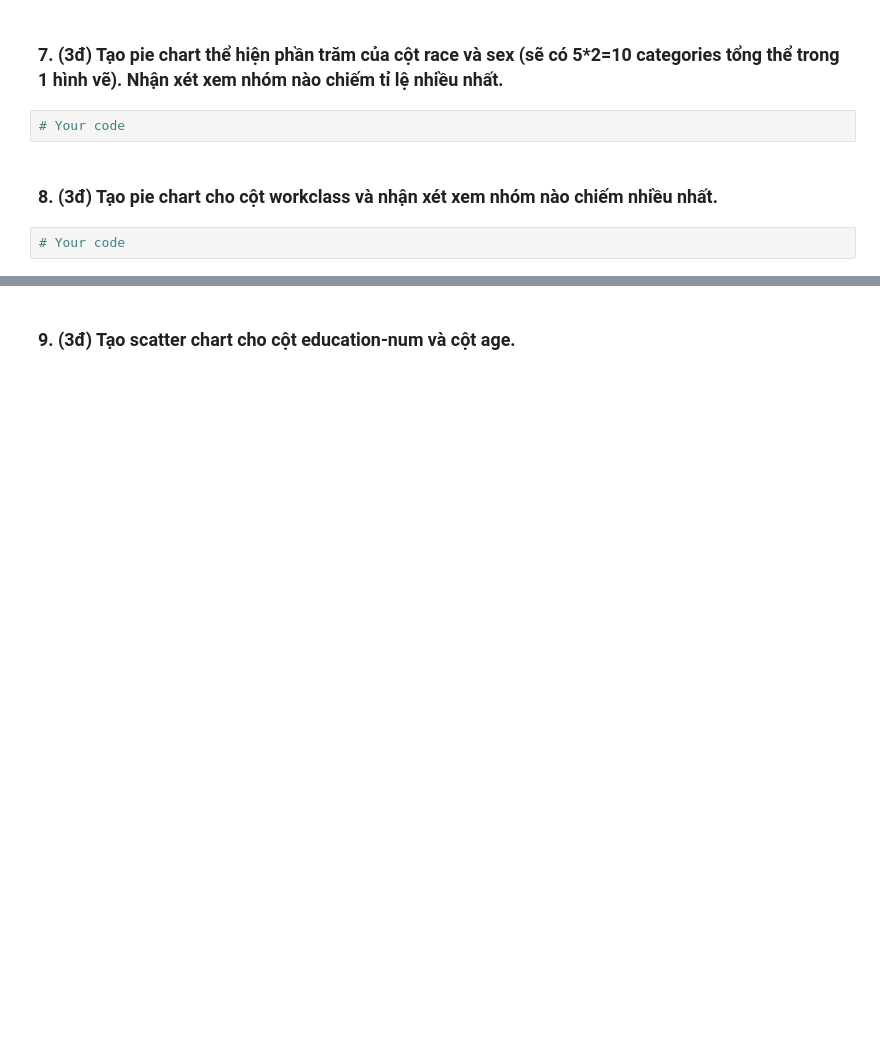
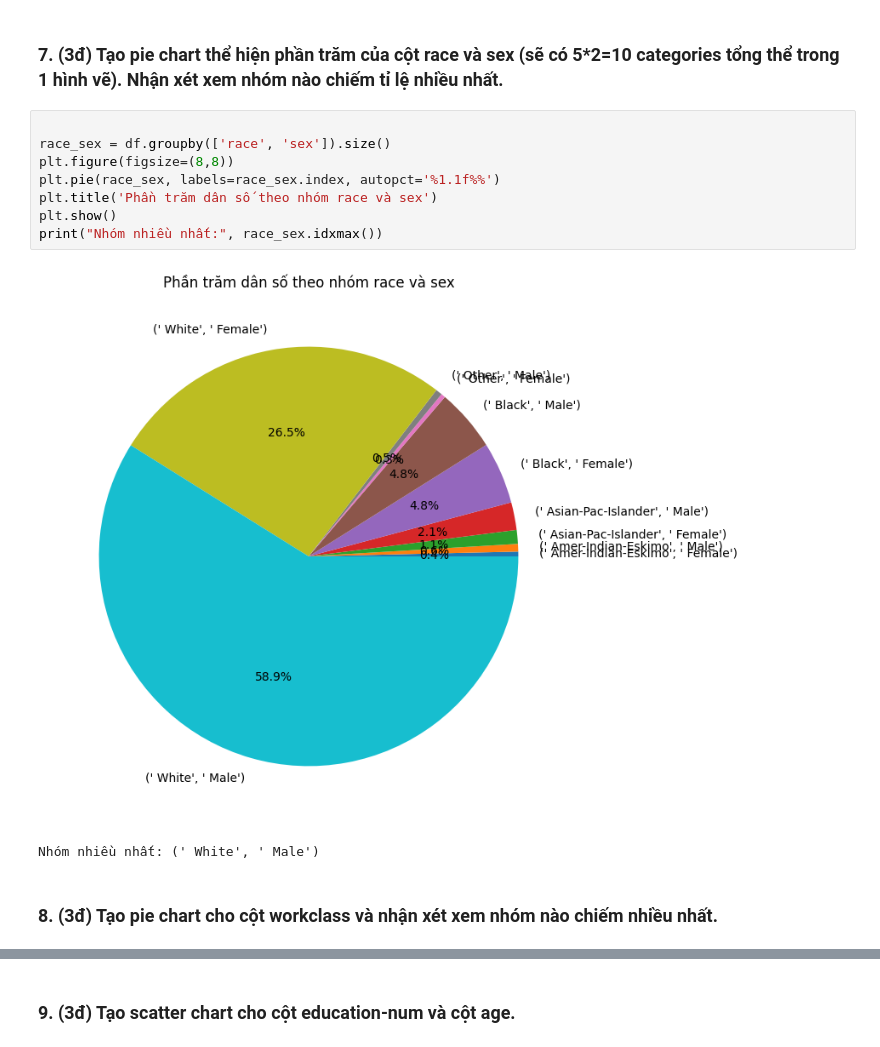
Before and after one commit to nguyenngochieu3127/git-practice, a Jupyter notebook: 12_online/adult.ipynb, the cells around one changed output, grey strips where cells are left out. Cells and saved outputs as stored; diff of their text form; blank space fills up the shorter version.

```diff
--- a/12_online/adult.ipynb
+++ b/12_online/adult.ipynb
@@ -59,8 +114,15 @@ TypeError: read_csv() got an unexpected keyword argument 'name'
 # %% [markdown]
 ### 7. (3đ) Tạo pie chart thể hiện phần trăm của cột race và sex (sẽ có 5*2=10 categories tổng thể trong 1 hình vẽ). Nhận xét xem nhóm nào chiếm tỉ lệ nhiều nhất.
-# %%
-# Your code
+# %%
+
+race_sex = df.groupby(['race', 'sex']).size()
+plt.figure(figsize=(8,8))
+plt.pie(race_sex, labels=race_sex.index, autopct='%1.1f%%')
+plt.title('Phần trăm dân số theo nhóm race và sex')
+plt.show()
+print("Nhóm nhiều nhất:", race_sex.idxmax())
+# %% [output]
+[figure, added]
+Nhóm nhiều nhất: (' White', ' Male')
 # %% [markdown]
 ### 8. (3đ) Tạo pie chart cho cột workclass và nhận xét xem nhóm nào chiếm nhiều nhất.
-# %%
-# Your code
```
Also changed, not shown: parts of 13 cells of this notebook.
